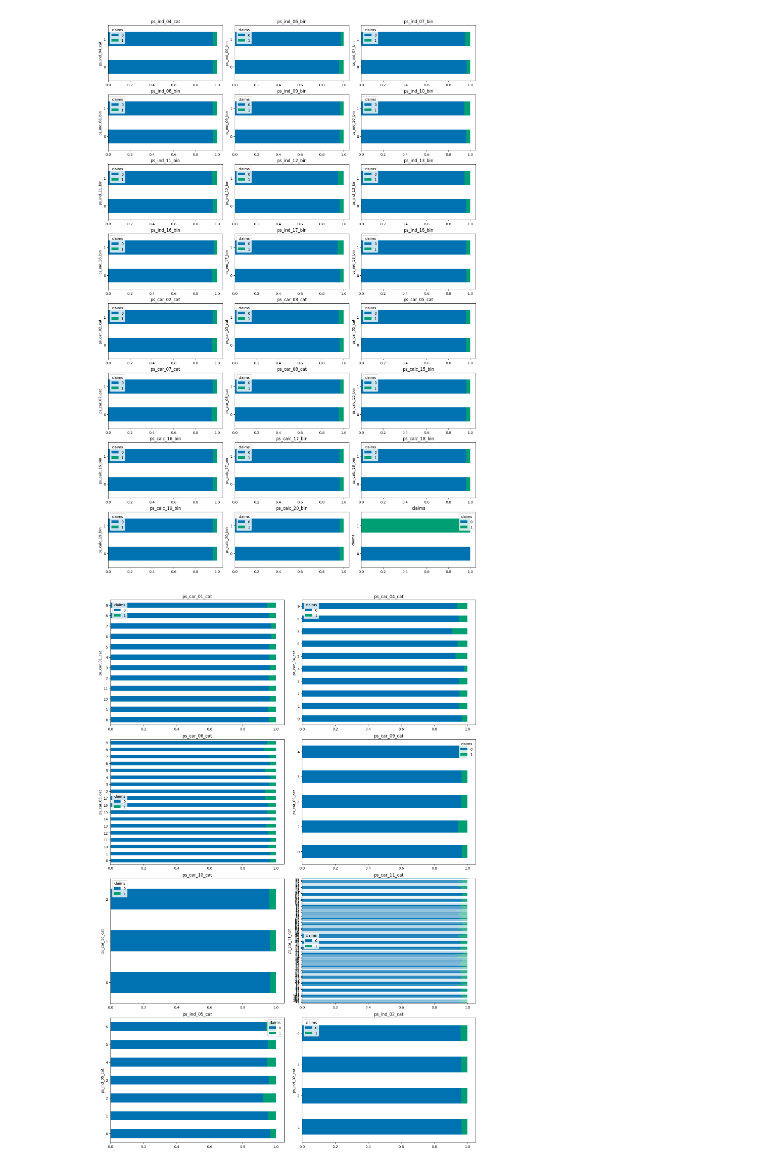
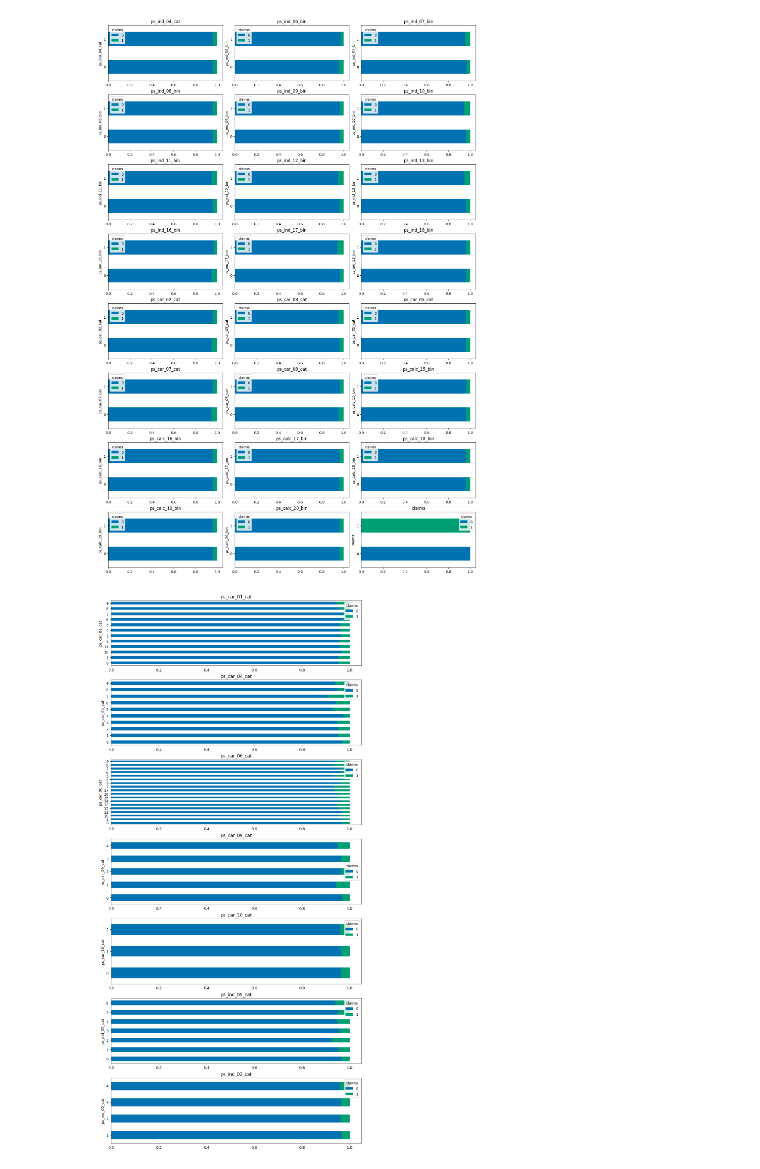
Before and after one commit to knirpsgraph/ada_portoSeguro, a Jupyter notebook: EDA_Charlotte.ipynb, the cells around one changed output. Saved outputs shown, nothing was run; the diff lists cells and outputs as text; code cells hidden in the pictures.

```diff
--- a/EDA_Charlotte.ipynb
+++ b/EDA_Charlotte.ipynb
@@ -227,0 +264,8 @@ Name: proportion, dtype: float64
+# %%
+# distribution of traget variable
+plt.figure(figsize=(15,8))
+
+ax = sns.countplot(x = 'claims', data=df)
+for p in ax.patches:
+    ax.annotate('{:.2f}%'.format(100*p.get_height()/len(df['claims'])),
+                (p.get_x() + 0.3, p.get_height() + 10000))
@@ -320,18 +366,18 @@ for ax, colname in zip(axes.flat, binary_columns):
 # %%
 # interactions wit ordinal variables and target
 ordinal_columns = ["ps_car_01_cat", "ps_car_04_cat", "ps_car_06_cat",
-                             "ps_car_09_cat", "ps_car_10_cat", "ps_car_11_cat",
+                             "ps_car_09_cat", "ps_car_10_cat",
                              "ps_ind_05_cat", "ps_ind_02_cat"]
-fig, axes = plt.subplots(4,2, figsize=(15, 22), layout="constrained")
+fig, axes = plt.subplots(7,1, figsize=(10, 21), layout="constrained")
 
 for ax, colname in zip(axes.flat, ordinal_columns):
     (
         pd.crosstab(
             index=df[colname],
             columns=df["claims"]
         )
         .pipe(lambda df_: df_.div(df_.sum(axis = "columns"), axis = "rows"))
         .plot.barh(stacked=True, title=colname, ax=ax)
     )
 # %% [output]
-[figure, old version]
+[figure, new version]
```
Also changed, not shown: parts of 24 cells of this notebook.
